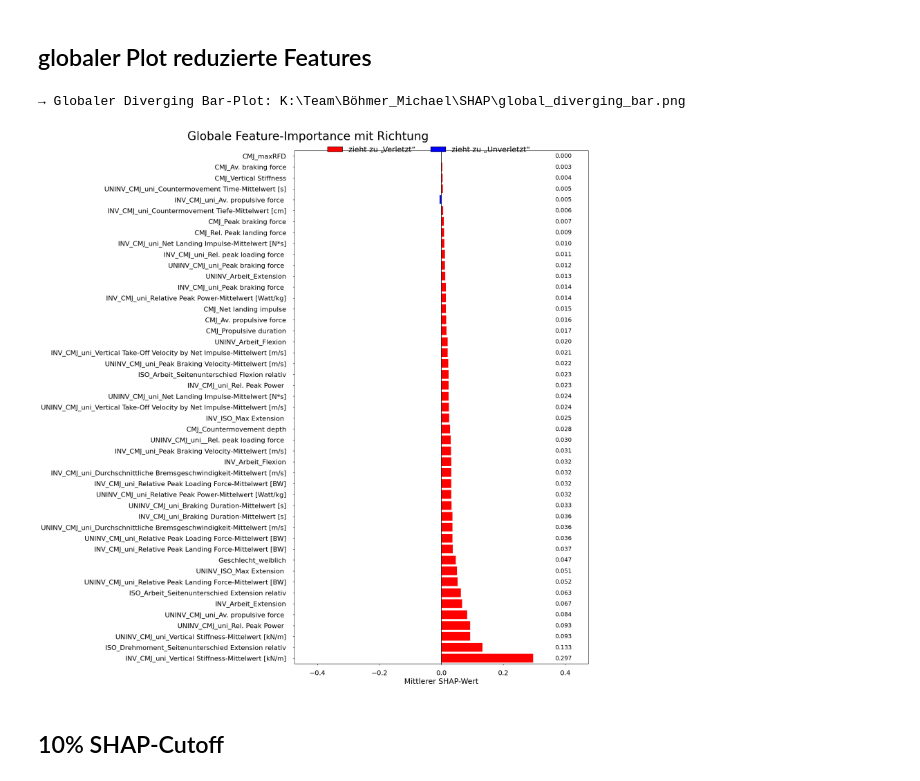
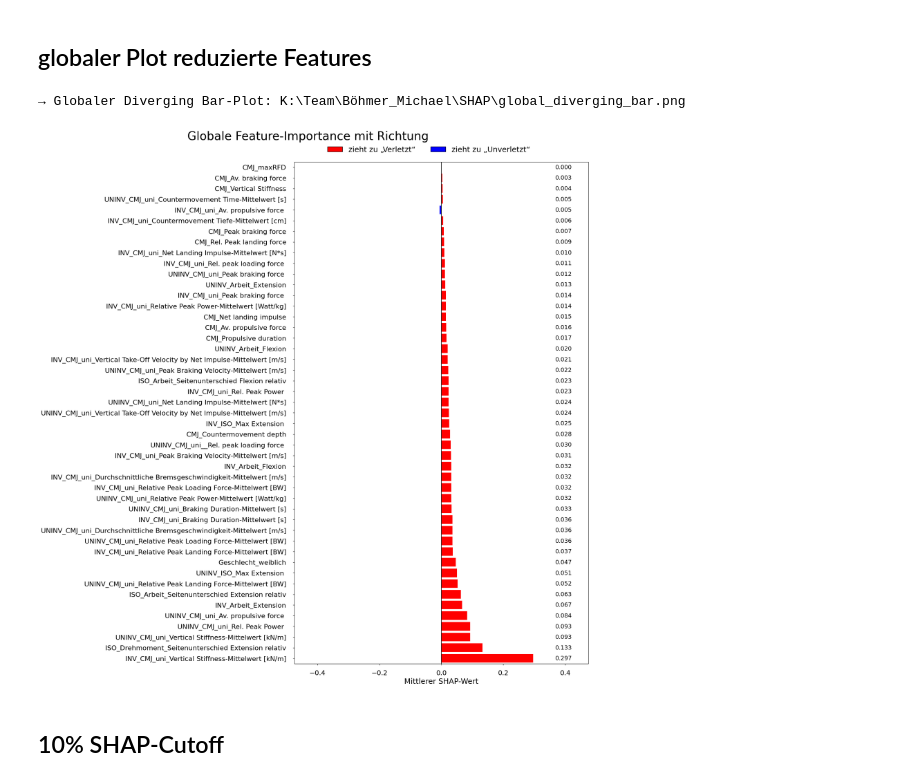
Before and after one commit to michi1308/neuronales_netz_motum, a Jupyter notebook: code/feature_selektion.ipynb, the cells around one changed output. Cells and saved outputs as stored; diff of their text form; code cells hidden in the pictures.

```diff
--- a/code/feature_selektion.ipynb
+++ b/code/feature_selektion.ipynb
@@ -1523,35 +1523,35 @@ def plot_global_diverging_bar(
     for i, val in enumerate(abs_sorted):
         ax.text(
             x_text,
             i,
             f"{val:.3f}",
             va='center',
             ha='left',
             fontsize=14
         )
 
     # 8) Plot unten bündig anschließen
     ax.set_ylim(-0.5, len(feat_sorted)-0.5)
     ax.margins(y=0)
 
     # 9) Layout: Platz oben für Suptitle + Legend, bündig unten
-    plt.subplots_adjust(top=0.93, bottom=0.02, left=0.18, right=0.88)
+    plt.subplots_adjust(top=0.91, bottom=0.02, left=0.18, right=0.88)
 
     # 10) Speichern & Anzeigen
     out = os.path.join(output_dir, "global_diverging_bar.png")
     fig.savefig(out, dpi=dpi, bbox_inches='tight')
     print(f"→ Globaler Diverging Bar-Plot: {out}")
     plt.show()
 
 # Aufruf
 plot_global_diverging_bar(
     features=features,
     shap_stack=shap_stack,
     output_dir=shap_output_dir
 )
 # %% [output]
 → Globaler Diverging Bar-Plot: K:\Team\Böhmer_Michael\SHAP\global_diverging_bar.png
-[figure, old version]
+[figure, new version]
 # %% [markdown]
 ## 10% SHAP-Cutoff
 # %%
```
Also changed, not shown: 5 other files.
